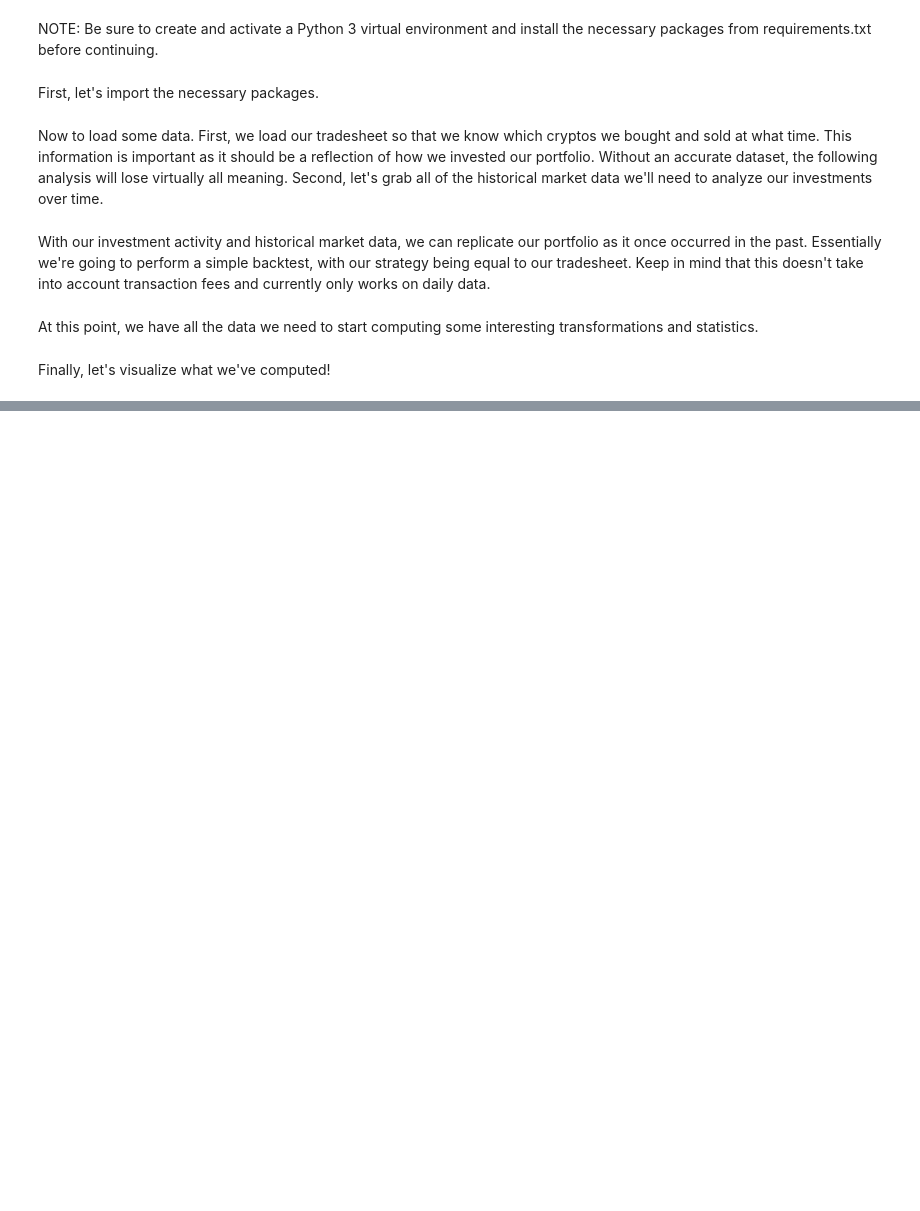
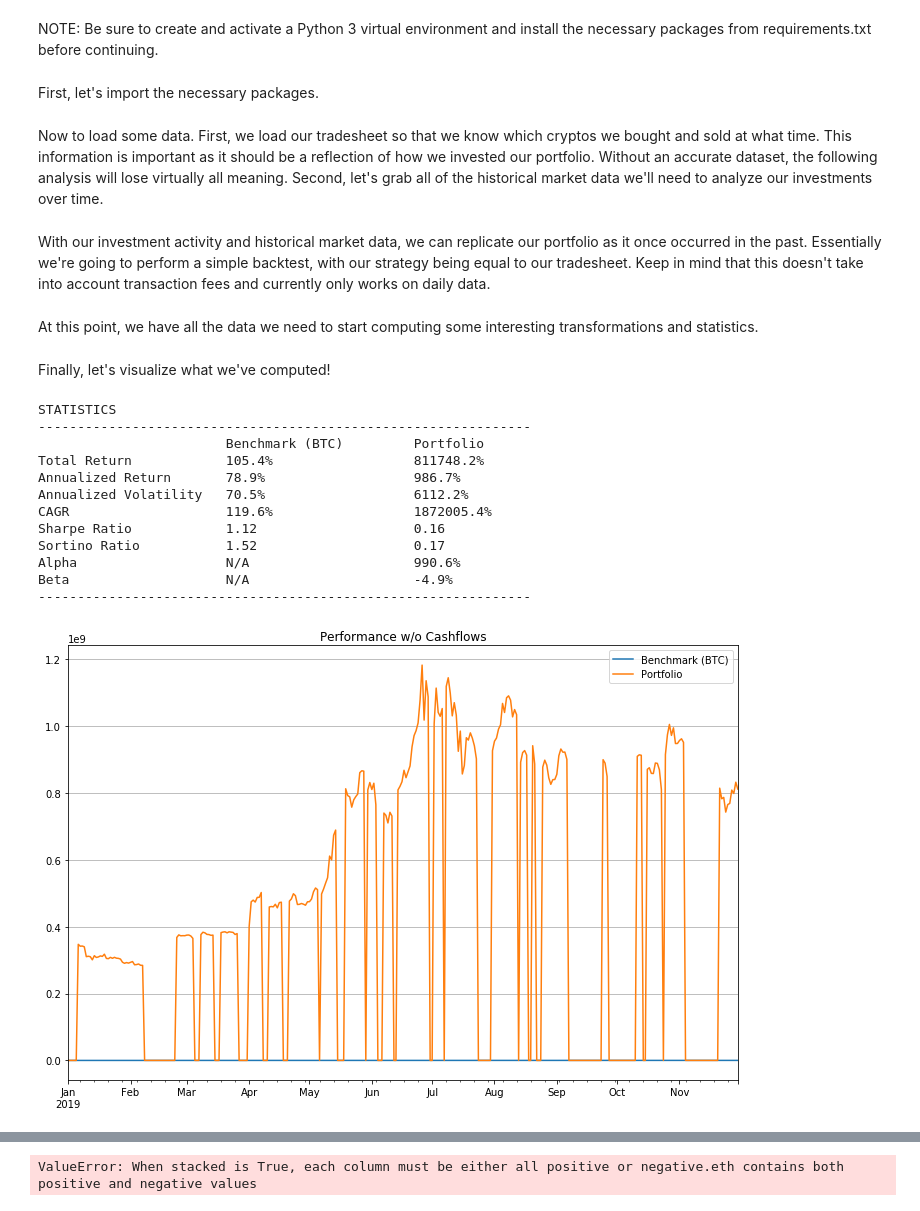
Before and after one commit to discosultan/crypto_portfolio_analysis, a Jupyter notebook: crypto_portfolio_analyzer.ipynb, the cells around one changed output, grey strips where cells are left out. Cells and saved outputs as stored; diff of their text form; code cells hidden in the pictures; blank space fills up the shorter version.

```diff
--- a/crypto_portfolio_analyzer.ipynb
+++ b/crypto_portfolio_analyzer.ipynb
@@ -193,3 +193,59 @@ for i in range(len(dates) - 1):
 # %% [markdown]
 
 Finally, let's visualize what we've computed!
+# %%
+%matplotlib inline
+
+print('STATISTICS')
+print('---------------------------------------------------------------')
+print('\t\t\tBenchmark (BTC)\t\tPortfolio')
+print('Total Return\t\t%.1f%%\t\t\t%.1f%%' % (100 * benchmark_total_return, 100 * total_return))
+print('Annualized Return\t%.1f%%\t\t\t%.1f%%' % (100 * benchmark_annualized_return, 100 * annualized_return))
+print('Annualized Volatility\t%.1f%%\t\t\t%.1f%%' % (100 * benchmark_annualized_volatility, \
+                                                   100 * annualized_volatility))
+print('CAGR\t\t\t%.1f%%\t\t\t%.1f%%' % (100 * benchmark_cagr, 100 * cagr))
+print('Sharpe Ratio\t\t%.2f\t\t\t%.2f' % (benchmark_sharpe_ratio, sharpe_ratio))
+print('Sortino Ratio\t\t%.2f\t\t\t%.2f' % (benchmark_sortino_ratio, sortino_ratio))
+print('Alpha\t\t\tN/A\t\t\t%.1f%%' % (100 * alpha))
+print('Beta\t\t\tN/A\t\t\t%.1f%%' % (100 * beta))
+print('---------------------------------------------------------------')
+
+pd.options.mode.chained_assignment = None
+
+# Simple performance excluding cashflows plot
+performance.plot(figsize=(12, 8))
+plt.title('Performance w/o Cashflows')
+plt.grid(axis='y')
+plt.show()
+
+# Simple performance with cashflows plot
+portfolio_performance.plot(figsize=(12, 8))
+plt.title('Performance w/Cashflows')
+plt.legend(['Portfolio'])
+plt.grid(axis='y')
+plt.show()
+
+# Asset allocation stacked plot
+asset_allocation = pd.DataFrame(0, index=trade_dates, columns=tickers)
+for date, asset_values in asset_performance.items():
+    total_value = sum(asset_values.values())
+    for ticker, value in asset_values.items():
+        asset_allocation[ticker].loc[date] = value / total_value
+asset_allocation.plot.area(figsize=(12, 8))
+plt.title('Asset Allocation')
+plt.legend(loc='upper left')
+plt.show()
+# %% [output]
+STATISTICS
+---------------------------------------------------------------
+                        Benchmark (BTC)         Portfolio
+Total Return            105.4%                  811748.2%
+Annualized Return       78.9%                   986.7%
+Annualized Volatility   70.5%                   6112.2%
+CAGR                    119.6%                  1872005.4%
+Sharpe Ratio            1.12                    0.16
+Sortino Ratio           1.52                    0.17
+Alpha                   N/A                     990.6%
+Beta                    N/A                     -4.9%
+---------------------------------------------------------------
+[figure, added]
@@ -195,0 +253 @@ Finally, let's visualize what we've computed!
+ValueError: When stacked is True, each column must be either all positive or negative.eth contains both positive and negative values
```
Also changed, not shown: parts of 1 cell of this notebook.
